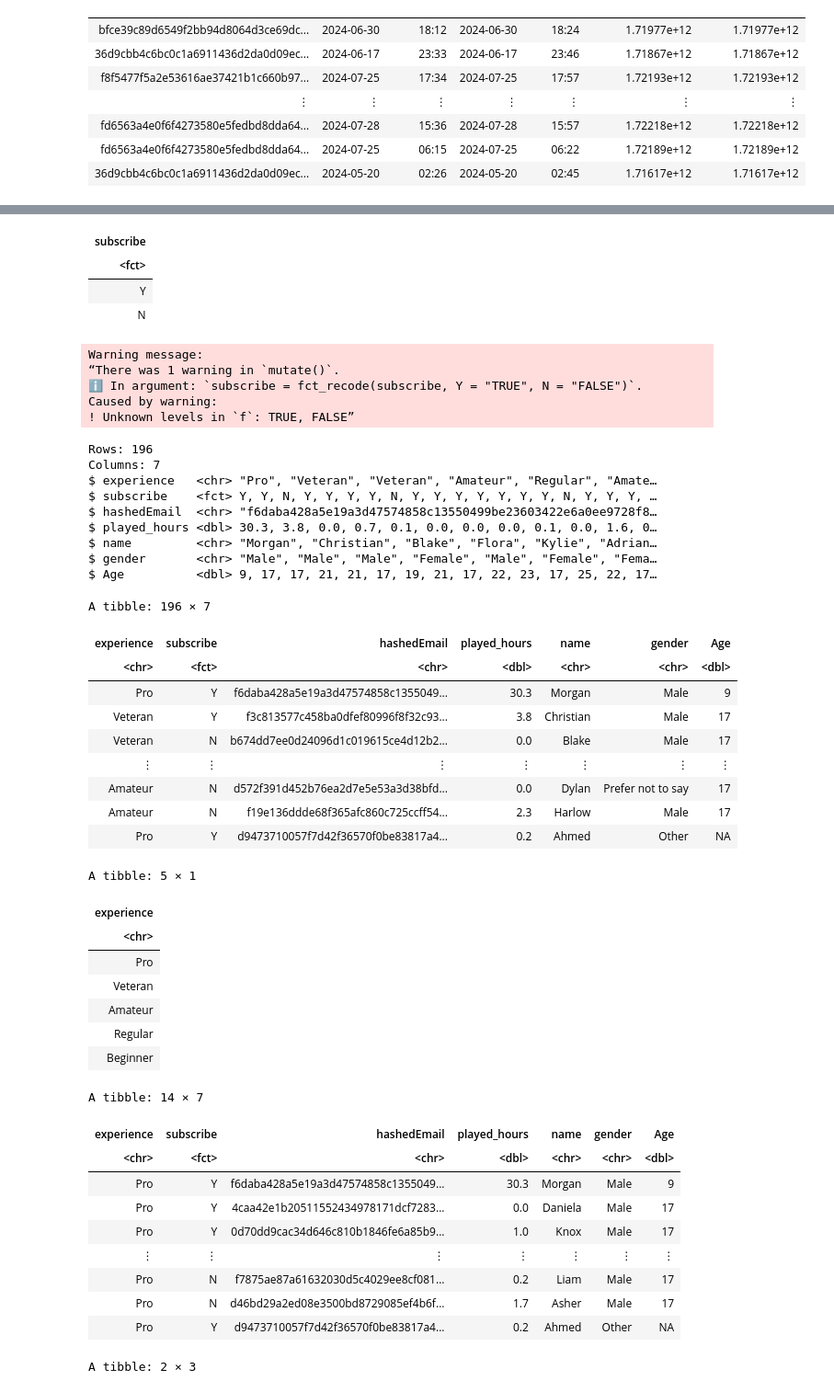
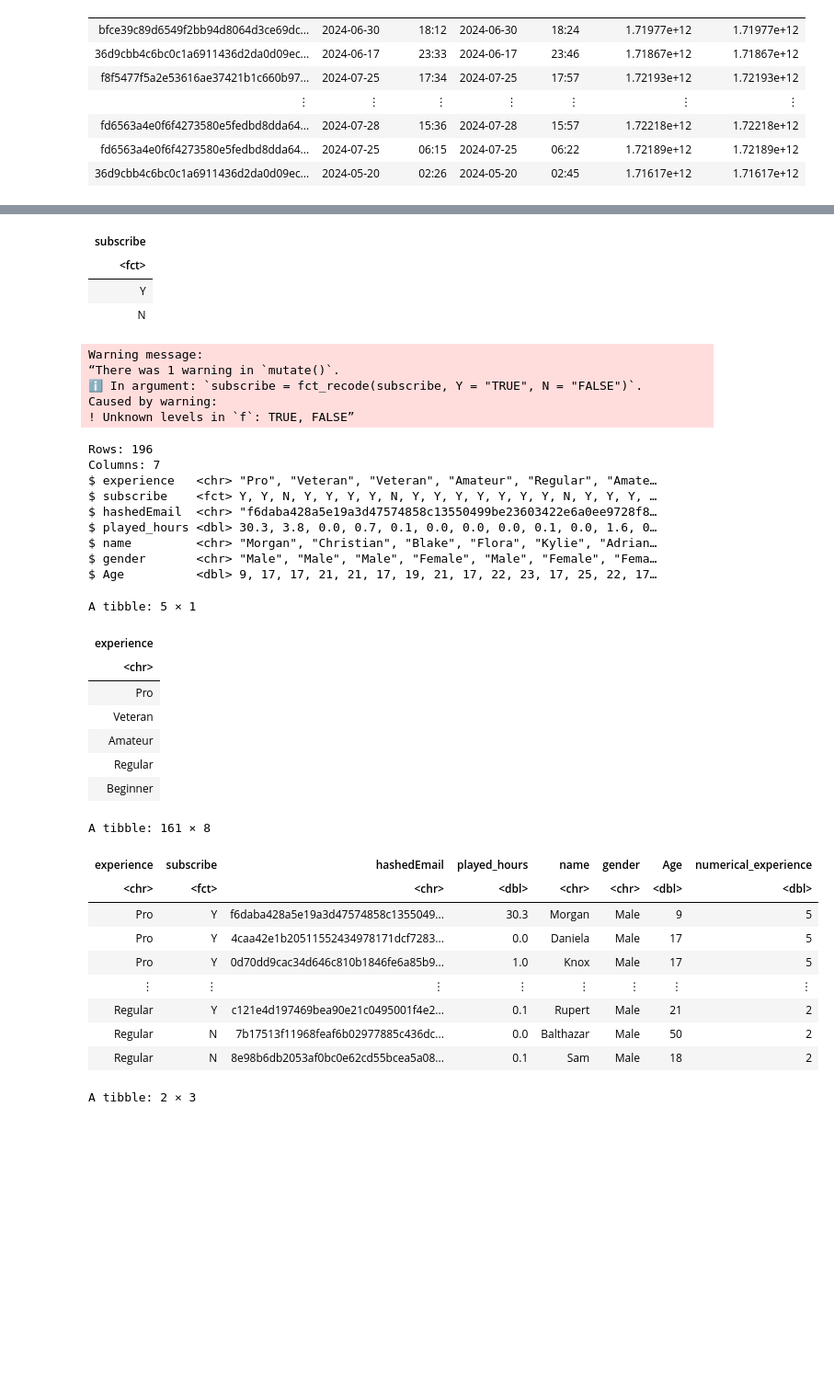
Before and after one commit to zchen189/Group-Project, a Jupyter notebook: data/Group_Project.ipynb, the cells around one changed output, grey strips where cells are left out. Shown at 92% size. Saved outputs shown, nothing was run; the diff lists cells and outputs as text; code cells hidden in the pictures; blank space fills up the shorter version.

Commit message:
combine dataframe

```diff
--- a/data/Group_Project.ipynb
+++ b/data/Group_Project.ipynb
@@ -71,70 +71,62 @@ players |>
   distinct(subscribe)
 #to change subscribe condition to factors
 players <- players |>
   mutate(subscribe = as_factor(subscribe)) |>
-  mutate(subscribe = fct_recode(subscribe, "Y" = "TRUE", "N" = "FALSE"))
+  mutate(subscribe = fct_recode(subscribe,"Y" = "TRUE","N" = "FALSE"))
 glimpse(players)
-players
+#players
 #explore to see experience conditions
 players|>
 distinct(experience)
 #recode as dbl
 pro_players<-players|>filter(experience=="Pro")
-pro_players
-pro_players<-pro_players|>mutate(as_factor_expericence=5)
-veteran_players<-players|>filter(experience=="Veteran")|>mutate(as_numerical_experience=4)
-amateur_players<-players|>filter(experience=="Amateur")|>mutate(as_numerical_experience=3)
-regular_players<-players|>filter(experience=="Regular")|>mutate(as_numerical_experience=2)
-beginner_players<-players|>filter(experience=="Beginner")|>mutate(as_numerical_experience=1)
-semi_join(pro_players, df2, by = "id")
+pro_players<-pro_players|>mutate(numerical_experience=5)
+veteran_players<-players|>filter(experience=="Veteran")|>mutate(numerical_experience=4)
+amateur_players<-players|>filter(experience=="Amateur")|>mutate(numerical_experience=3)
+regular_players<-players|>filter(experience=="Regular")|>mutate(numerical_experience=2)
+beginner_players<-players|>filter(experience=="Beginner")|>mutate(numerical_experience=1)
+pro_veteran<-bind_rows(pro_players, veteran_players)
+pro_veteran_amateur<-bind_rows(pro_veteran,amateur_players)
+pro_veteran_amateur_regular<-bind_rows(pro_veteran_amateur,regular_players)
+pro_veteran_amateur_regular_beginner<-bind_rows(pro_veteran_amateur_regular,beginner_players)
 # %% [output]
 A tibble: 2 × 1
 | subscribe |
 | <fct> |
 | Y |
 | N |
 Warning message:
 “There was 1 warning in `mutate()`.
 ℹ In argument: `subscribe = fct_recode(subscribe, Y = "TRUE", N = "FALSE")`.
 Caused by warning:
 ! Unknown levels in `f`: TRUE, FALSE”
 Rows: 196
 Columns: 7
 $ experience   <chr> "Pro", "Veteran", "Veteran", "Amateur", "Regular", "Amate…
 $ subscribe    <fct> Y, Y, N, Y, Y, Y, Y, N, Y, Y, Y, Y, Y, Y, Y, N, Y, Y, Y, …
 $ hashedEmail  <chr> "f6daba428a5e19a3d47574858c13550499be23603422e6a0ee9728f8…
 $ played_hours <dbl> 30.3, 3.8, 0.0, 0.7, 0.1, 0.0, 0.0, 0.0, 0.1, 0.0, 1.6, 0…
 $ name         <chr> "Morgan", "Christian", "Blake", "Flora", "Kylie", "Adrian…
 $ gender       <chr> "Male", "Male", "Male", "Female", "Male", "Female", "Fema…
 $ Age          <dbl> 9, 17, 17, 21, 21, 17, 19, 21, 17, 22, 23, 17, 25, 22, 17…
-A tibble: 196 × 7
+A tibble: 5 × 1
-| experience | subscribe | hashedEmail | played_hours | name | gender | Age |
-| <chr> | <fct> | <chr> | <dbl> | <chr> | <chr> | <dbl> |
-| Pro | Y | f6daba428a5e19a3d47574858c1355049... | 30.3 | Morgan | Male | 9 |
-| Veteran | Y | f3c813577c458ba0dfef80996f8f32c93... | 3.8 | Christian | Male | 17 |
-| Veteran | N | b674dd7ee0d24096d1c019615ce4d12b2... | 0.0 | Blake | Male | 17 |
-| ⋮ | ⋮ | ⋮ | ⋮ | ⋮ | ⋮ | ⋮ |
-| Amateur | N | d572f391d452b76ea2d7e5e53a3d38bfd... | 0.0 | Dylan | Prefer not to say | 17 |
-| Amateur | N | f19e136ddde68f365afc860c725ccff54... | 2.3 | Harlow | Male | 17 |
-| Pro | Y | d9473710057f7d42f36570f0be83817a4... | 0.2 | Ahmed | Other | NA |
+| experience |
+| <chr> |
+| Pro |
+| Veteran |
+| Amateur |
+| Regular |
+| Beginner |
-A tibble: 5 × 1
+A tibble: 161 × 8
-| experience |
-| <chr> |
-| Pro |
-| Veteran |
-| Amateur |
-| Regular |
-| Beginner |
+| experience | subscribe | hashedEmail | played_hours | name | gender | Age | numerical_experience |
+| <chr> | <fct> | <chr> | <dbl> | <chr> | <chr> | <dbl> | <dbl> |
+| Pro | Y | f6daba428a5e19a3d47574858c1355049... | 30.3 | Morgan | Male | 9 | 5 |
+| Pro | Y | 4caa42e1b20511552434978171dcf7283... | 0.0 | Daniela | Male | 17 | 5 |
+| Pro | Y | 0d70dd9cac34d646c810b1846fe6a85b9... | 1.0 | Knox | Male | 17 | 5 |
+| ⋮ | ⋮ | ⋮ | ⋮ | ⋮ | ⋮ | ⋮ | ⋮ |
+| Regular | Y | c121e4d197469bea90e21c0495001f4e2... | 0.1 | Rupert | Male | 21 | 2 |
+| Regular | N | 7b17513f11968feaf6b02977885c436dc... | 0.0 | Balthazar | Male | 50 | 2 |
+| Regular | N | 8e98b6db2053af0bc0e62cd55bcea5a08... | 0.1 | Sam | Male | 18 | 2 |
-A tibble: 14 × 7
-| experience | subscribe | hashedEmail | played_hours | name | gender | Age |
-| <chr> | <fct> | <chr> | <dbl> | <chr> | <chr> | <dbl> |
-| Pro | Y | f6daba428a5e19a3d47574858c1355049... | 30.3 | Morgan | Male | 9 |
-| Pro | Y | 4caa42e1b20511552434978171dcf7283... | 0.0 | Daniela | Male | 17 |
-| Pro | Y | 0d70dd9cac34d646c810b1846fe6a85b9... | 1.0 | Knox | Male | 17 |
-| ⋮ | ⋮ | ⋮ | ⋮ | ⋮ | ⋮ | ⋮ |
-| Pro | N | f7875ae87a61632030d5c4029ee8cf081... | 0.2 | Liam | Male | 17 |
-| Pro | N | d46bd29a2ed08e3500bd8729085ef4b6f... | 1.7 | Asher | Male | 17 |
-| Pro | Y | d9473710057f7d42f36570f0be83817a4... | 0.2 | Ahmed | Other | NA |
 # %%
 #explore dataset proportion
 num_obs <-nrow(players)
```
